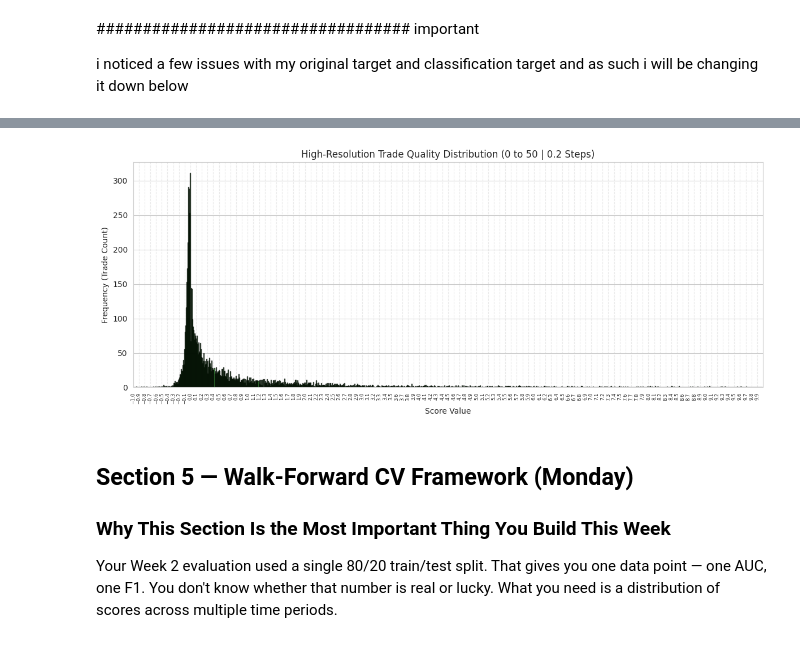
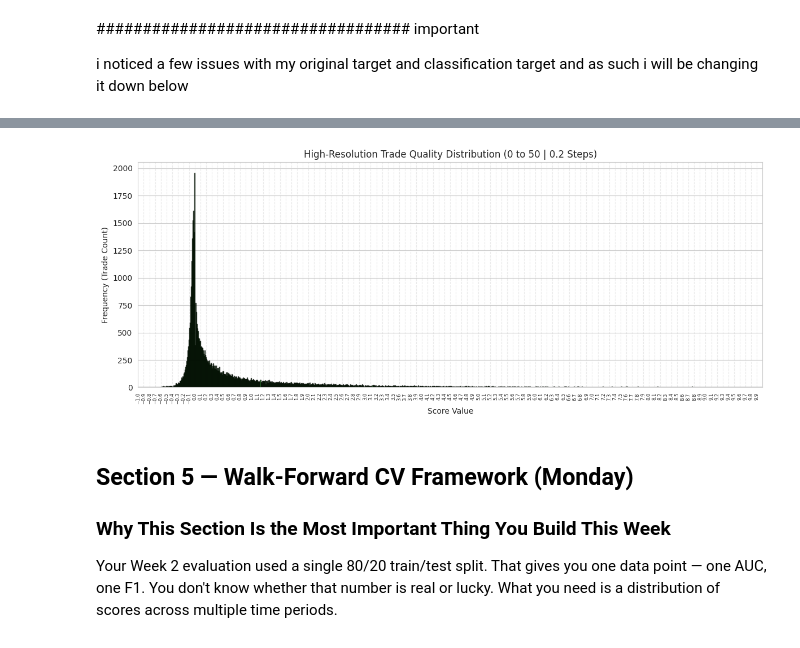
Before and after one commit to Jeshurun-B/EMA-optimizer-pipeline-v2, a Jupyter notebook: coolab_notebooks/week3_feature_engineering.ipynb, the cells around one changed output, grey strips where cells are left out. Saved outputs shown, nothing was run; the diff lists cells and outputs as text; code cells hidden in the pictures.

```diff
--- a/coolab_notebooks/week3_feature_engineering.ipynb
+++ b/coolab_notebooks/week3_feature_engineering.ipynb
@@ -127,3 +171,16 @@ df_analytics = df_analytics.sort_values('crossover_utc').reset_index(drop=True)
 print(f'Analytics: {len(df_analytics):,} rows | {df_analytics.shape[1]} columns')
 # %% [output]
 Analytics: 10,000 rows | 14 columns
+# %%
+# ============================================================
+# FETCH: Analytics table
+# ============================================================
+response_analytics = analytics_client_all.table('crossover_analytics').select('*').execute()
+df_analytics_all = pd.DataFrame(response_analytics.data)
+
+for col in ['crossover_utc', 'next_crossover_utc', 'optimal_entry_utc']:
+    if col in df_analytics_all.columns:
+        df_analytics_all[col] = pd.to_datetime(df_analytics_all[col], utc=True, errors='coerce')
+
+df_analytics_all = df_analytics_all.sort_values('crossover_utc').reset_index(drop=True)
+print(f'Analytics: {len(df_analytics_all):,} rows | {df_analytics_all.shape[1]} columns')
@@ -349,0 +419,29 @@ df['class_target_2'] = (df['mfe_percent'] > 1).astype(int)
+# %%
+
+# ============================================================
+# CALCULATE METRICS CLEANLY FOR EACH DATAFRAME ISOLATED
+# ============================================================
+
+# --- 1. Compute for local execution dataframe (df) ---
+mae_df = df['mae_percent'].abs()
+mfe_df = df['mfe_percent'].abs()
+
+# Safely compute non-linear efficiency scale (add 1e-8 to prevent division by zero)
+df['target_b'] = (mfe_df / (mfe_df + mae_df + 1e-8)) * (mfe_df - mae_df)
+
+df['class_target_1'] = (df['target_b'] > 0.4).astype(int)
+df['class_target_2'] = (df['mfe_percent'] > 1).astype(int)
+
+
+# --- 2. Compute separately for parent dataframe (df_all) ---
+mae_all = df_all['mae_percent'].abs()
+mfe_all = df_all['mfe_percent'].abs()
+
+# Safely compute non-linear efficiency scale for df_all
+df_all['target_b'] = (mfe_all / (mfe_all + mae_all + 1e-8)) * (mfe_all - mae_all)
+
+df_all['class_target_1'] = (df_all['target_b'] > 0.4).astype(int)
+df_all['class_target_2'] = (df_all['mfe_percent'] > 1).astype(int)
+
+# Ready for plotting
+plt.figure(figsize=(24, 7))
@@ -350,32 +471,32 @@ df['class_target_2'] = (df['mfe_percent'] > 1).astype(int)
 # %%
 # 2. Filter data up to 25 based on your 99.9th percentile (21.66) to capture almost everything
 #    while cutting out the rare max outlier (61.55) that would squash the chart.
-plot_data = df['target_b'][(df['target_b'] >= -1) & (df['target_b'] <= 10)]
+plot_data = df_all['target_b'][(df_all['target_b'] >= -1) & (df_all['target_b'] <= 10)]
 
 # 3. Match your bin width exactly to your tick intervals (0.2 steps)
 #    We go up to 25.2 to ensure the final bin captures the edge values safely
 bins_alignment = np.arange(-1, 10, 0.01)
 plt.hist(plot_data, bins=bins_alignment, alpha=0.7, color='g', edgecolor='black')
 
 # 4. Set the physical display limits of the X-axis right to 50
 plt.xlim(-1, 10)
 
 # 5. Generate matching tick positions from 0 to 50 stepping by 0.2
 tick_positions = np.arange(-1, 10, 0.1)
 
 # 6. Apply ticks with clean 90-degree rotation and a tiny font size for high-density readability
 plt.xticks(tick_positions, rotation=90, fontsize=6)
 
 plt.title('High-Resolution Trade Quality Distribution (0 to 50 | 0.2 Steps)')
 plt.xlabel('Score Value')
 plt.ylabel('Frequency (Trade Count)')
 
 # Vertical grid lines help you look at a specific score bar and trace it down to its decimal value
 plt.grid(axis='x', linestyle='--', alpha=0.4)
 plt.tight_layout()
 plt.show()
 # %% [output]
-[figure, old version]
+[figure, new version]
 # %% [markdown]
 ## Section 5 — Walk-Forward CV Framework (Monday)
 
```
Also changed, not shown: parts of 37 cells of this notebook.
